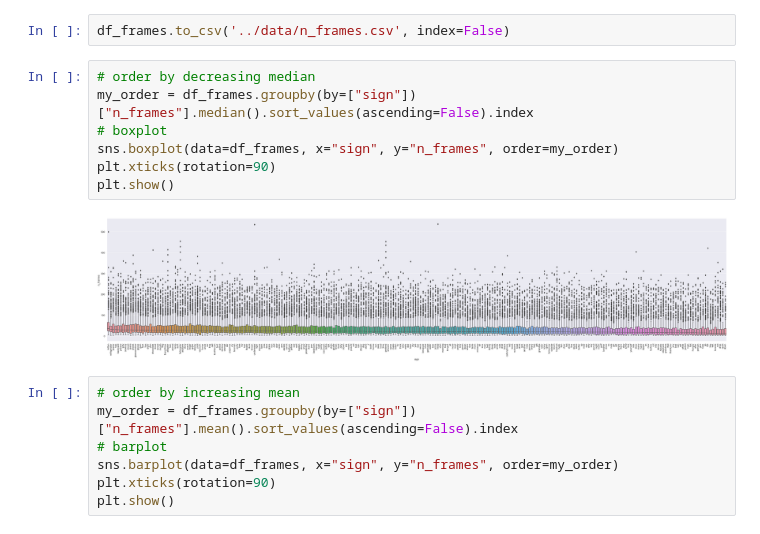
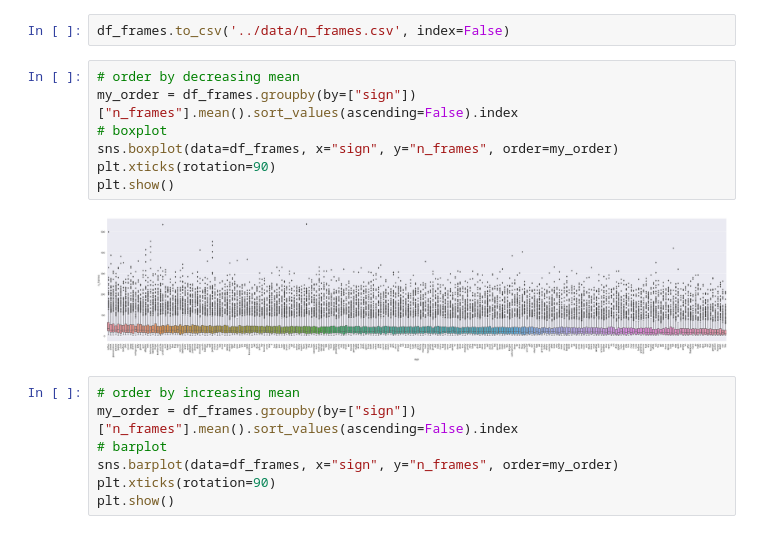
Before and after one commit to vosmani36/Capstone_Project_SignMeUp, a Jupyter notebook: notebooks/Playground-Jin-Ho.ipynb, the cells around one changed output. Cells and saved outputs as stored; diff of their text form.

Commit message:
sorted boxplot by mean

```diff
--- a/notebooks/Playground-Jin-Ho.ipynb
+++ b/notebooks/Playground-Jin-Ho.ipynb
@@ -304,14 +304,14 @@ Getting all number of frames took about 6-7 minutes. So let's save it into a .cs
 # %%
 df_frames.to_csv('../data/n_frames.csv', index=False)
 # %%
-# order by decreasing median
-my_order = df_frames.groupby(by=["sign"])["n_frames"].median().sort_values(ascending=False).index
+# order by decreasing mean
+my_order = df_frames.groupby(by=["sign"])["n_frames"].mean().sort_values(ascending=False).index
 # boxplot
 sns.boxplot(data=df_frames, x="sign", y="n_frames", order=my_order)
 plt.xticks(rotation=90)
 plt.show()
 # %% [output]
-[figure, old version]
+[figure, new version]
 # %%
 # order by increasing mean
 my_order = df_frames.groupby(by=["sign"])["n_frames"].mean().sort_values(ascending=False).index
```
